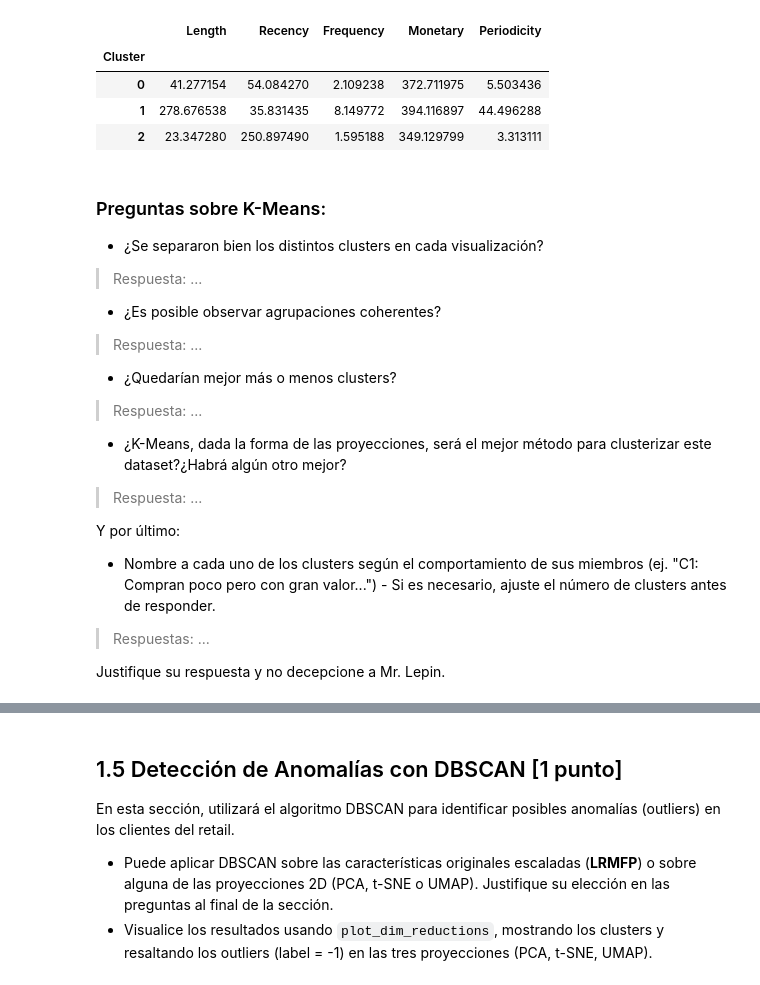
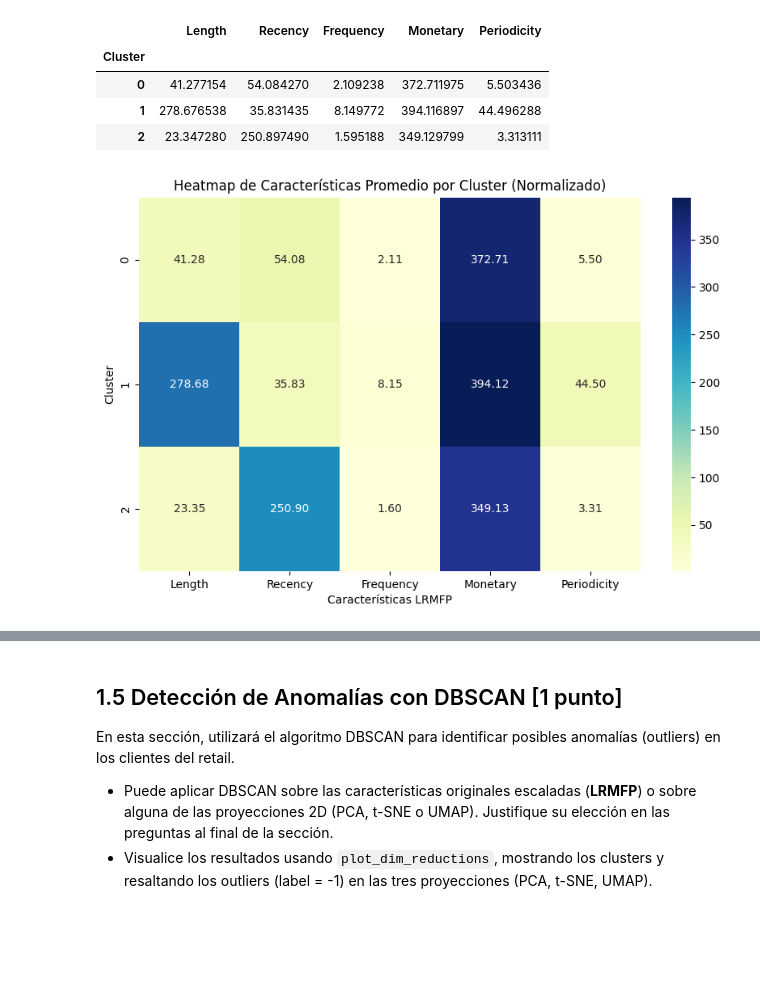
Before and after one commit to BAFCS/MDS7202, a Jupyter notebook: Labs/Lab_5/Lab5_enunciado.ipynb, the cells around one changed output, grey strips where cells are left out. Saved outputs shown, nothing was run; the diff lists cells and outputs as text; code cells hidden in the pictures; blank space fills up the shorter version.

```diff
--- a/Labs/Lab_5/Lab5_enunciado.ipynb
+++ b/Labs/Lab_5/Lab5_enunciado.ipynb
@@ -461,27 +458,11 @@ Perfil promedio de los segmentos de clientes:
-# %% [markdown]
-### Preguntas sobre K-Means:
-
-- ¿Se separaron bien los distintos clusters en cada visualización?
-
-> Respuesta: ...
-
-- ¿Es posible observar agrupaciones coherentes?
-
-> Respuesta: ...
-
-- ¿Quedarían mejor más o menos clusters?
-
-> Respuesta: ...
-
-- ¿K-Means, dada la forma de las proyecciones, será el mejor método para clusterizar este dataset?¿Habrá algún otro mejor?
-
-> Respuesta: ...
-
-Y por último:
-
-- Nombre a cada uno de los clusters según el comportamiento de sus miembros (ej. "C1: Compran poco pero con gran valor...") - Si es necesario, ajuste el número de clusters antes de responder.
-
-> Respuestas: ...
-
-
-Justifique su respuesta y no decepcione a Mr. Lepin.
+# %%
+# Aquí grafique el Heatmap
+plt.figure(figsize=(10, 6))
+sns.heatmap(perfil_clusters, annot=True, cmap='YlGnBu', fmt='.2f')
+
+plt.title('Heatmap de Características Promedio por Cluster (Normalizado)')
+plt.xlabel('Características LRMFP')
+plt.ylabel('Cluster')
+plt.show()
+# %% [output]
+[figure, added]
```
Also changed, not shown: parts of 3 cells of this notebook.
